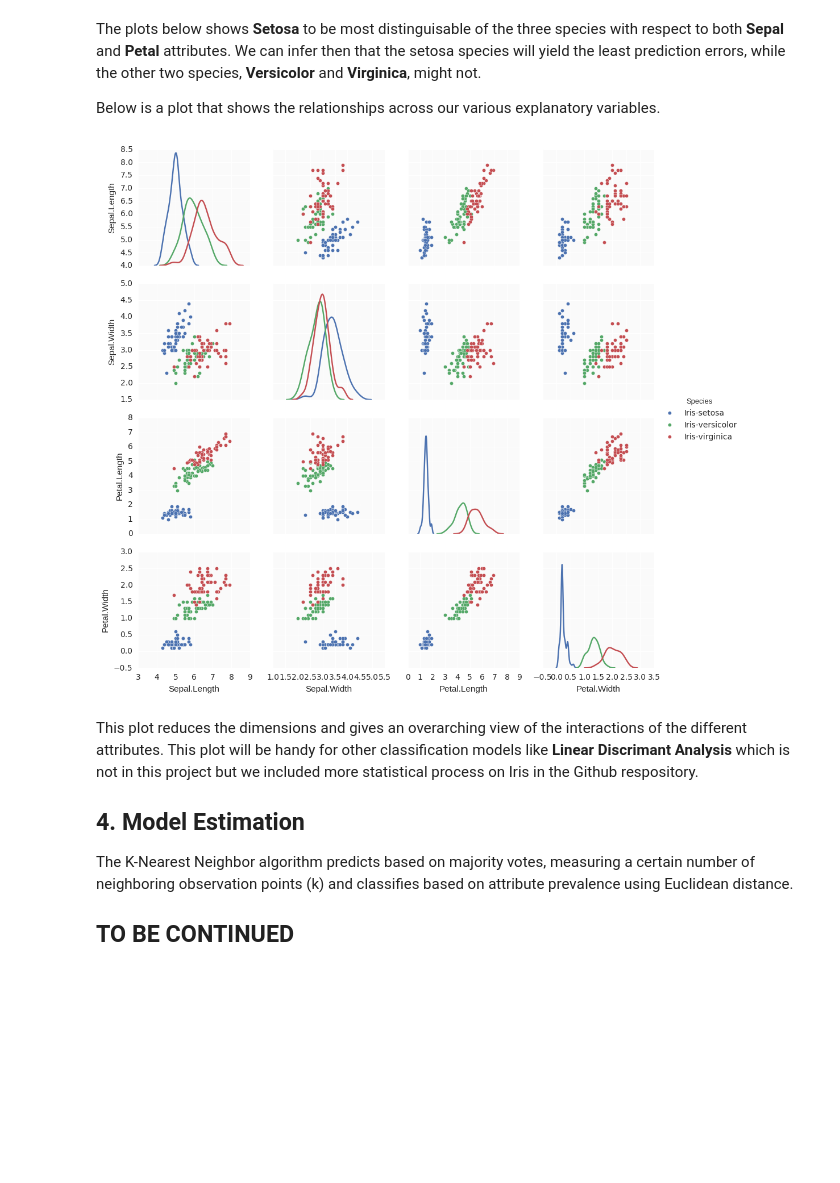
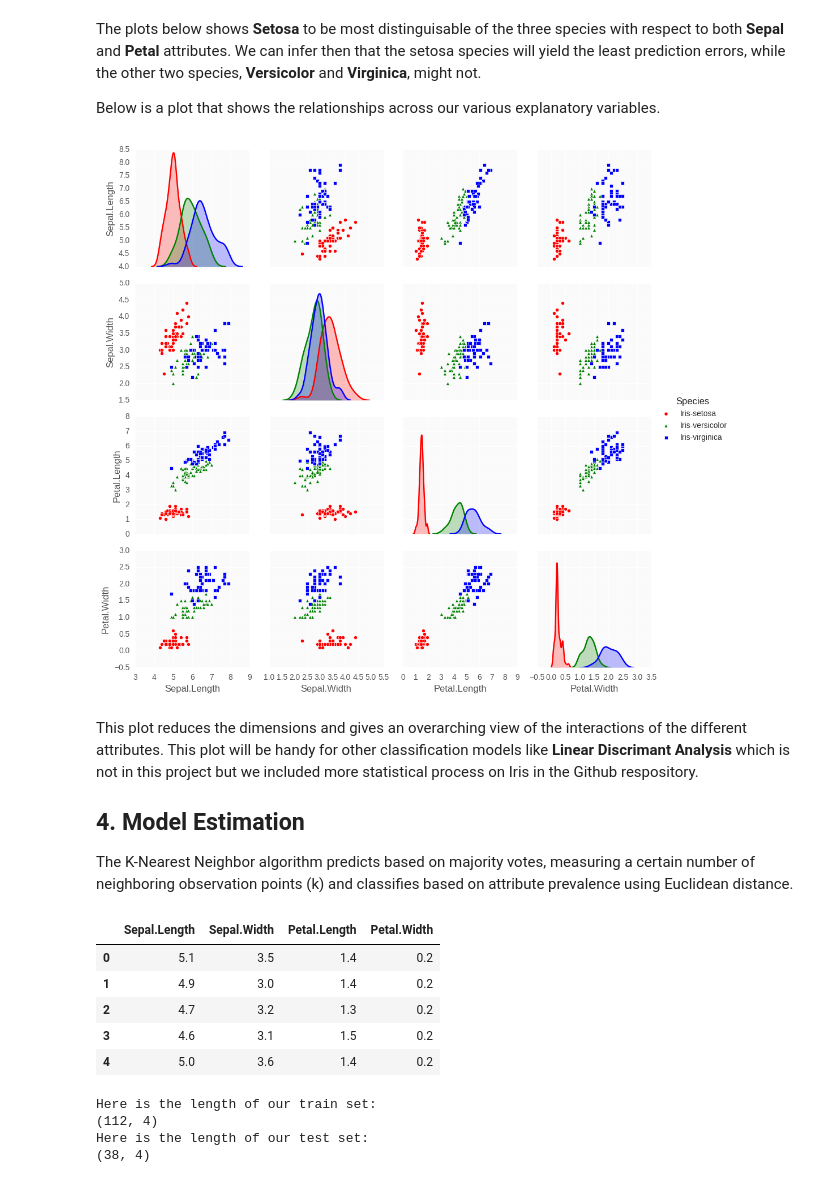
Before and after one commit to dcamposliz/classification_iris, a Jupyter notebook: kNearestNeighbor.ipynb, the cells around one changed output. Drawn from its saved outputs; the diff is of its cells as text; code cells hidden in the pictures; blank space fills up the shorter version.

```diff
--- a/kNearestNeighbor.ipynb
+++ b/kNearestNeighbor.ipynb
@@ -78,16 +93,44 @@ plt.show()
 
 Below is a plot that shows the relationships across our various explanatory variables.
 # %%
-pairsPlot = sns.pairplot(iris, hue = 'Species', diag_kind = 'kde')
+sns.set_palette(palette = ('Red', 'Green', 'Blue'))
+pairsPlot = sns.pairplot(iris, hue = 'Species', diag_kind = 'kde', markers = ['o', '^', 's'],
+                         diag_kws=dict(shade=True))
 pairsPlot.set(axis_bgcolor='#fafafa')
 
 plt.show()
 # %% [output]
-[figure, old version]
+[figure, new version]
 # %% [markdown]
 This plot reduces the dimensions and gives an overarching view of the interactions of the different attributes. This plot will be handy for other classification models like **Linear Discrimant Analysis** which is not in this project but we included more statistical process on Iris in the Github respository.
 
 ## 4. Model Estimation
 The K-Nearest Neighbor algorithm predicts based on majority votes, measuring a certain number of neighboring observation points (k) and classifies based on attribute prevalence using Euclidean distance.
-
-## TO BE CONTINUED
+# %%
+iris.set = iris.iloc[:, :4]
+iris.set.head()
+# %% [output]
+|  | Sepal.Length | Sepal.Width | Petal.Length | Petal.Width |
+| 0 | 5.1 | 3.5 | 1.4 | 0.2 |
+| 1 | 4.9 | 3.0 | 1.4 | 0.2 |
+| 2 | 4.7 | 3.2 | 1.3 | 0.2 |
+| 3 | 4.6 | 3.1 | 1.5 | 0.2 |
+| 4 | 5.0 | 3.6 | 1.4 | 0.2 |
+# %%
+train, test = train_test_split(iris, test_size = 0.25)
+
+train_set = train.iloc[:, :4]
+class_set  = train.iloc[:, 4:]
+
+test_set = test.iloc[:, :4]
+test_class_set = test.iloc[:, 4:]
+print("Here is the length of our train set:")
+print(train_set.shape)
+
+print("Here is the length of our test set:")
+print(test_set.shape)
+# %% [output]
+Here is the length of our train set:
+(112, 4)
+Here is the length of our test set:
+(38, 4)
```
Also changed, not shown: parts of 18 cells of this notebook.
